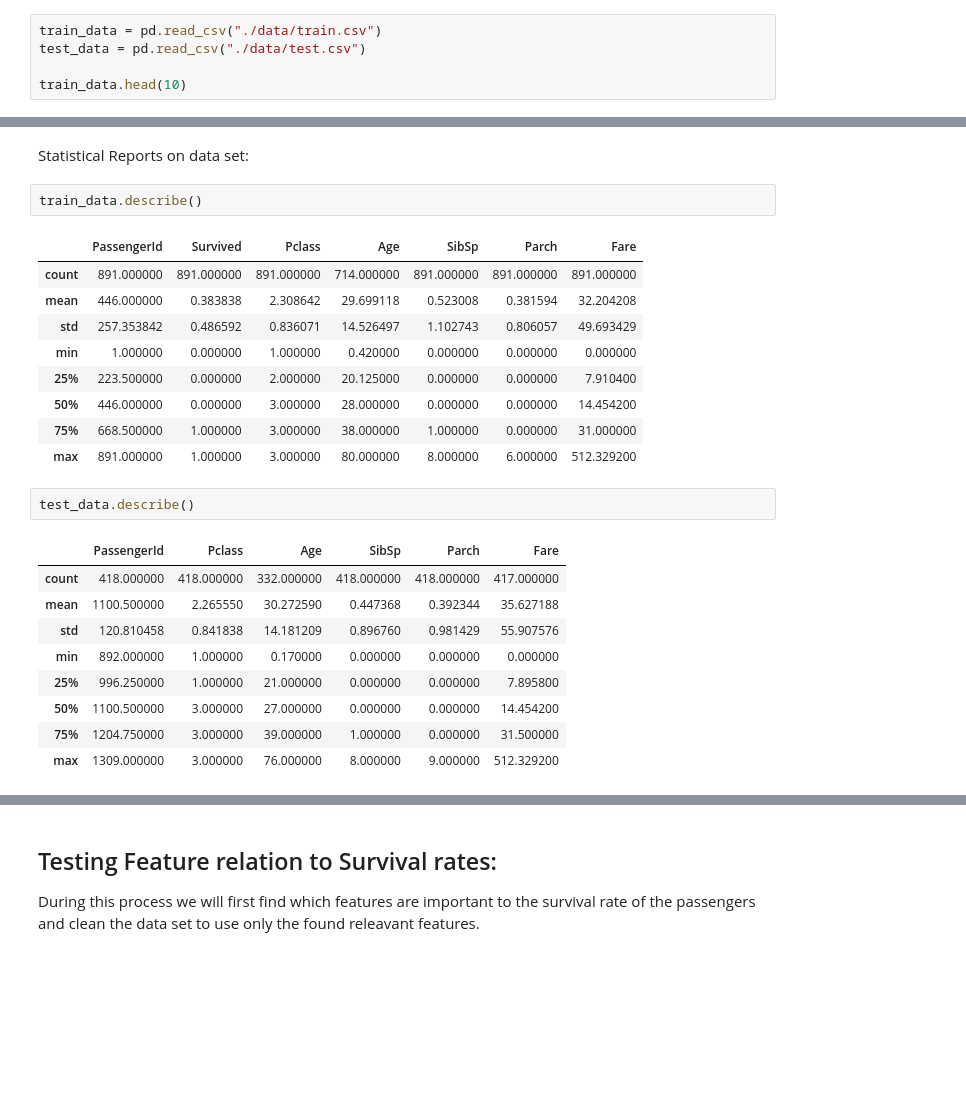
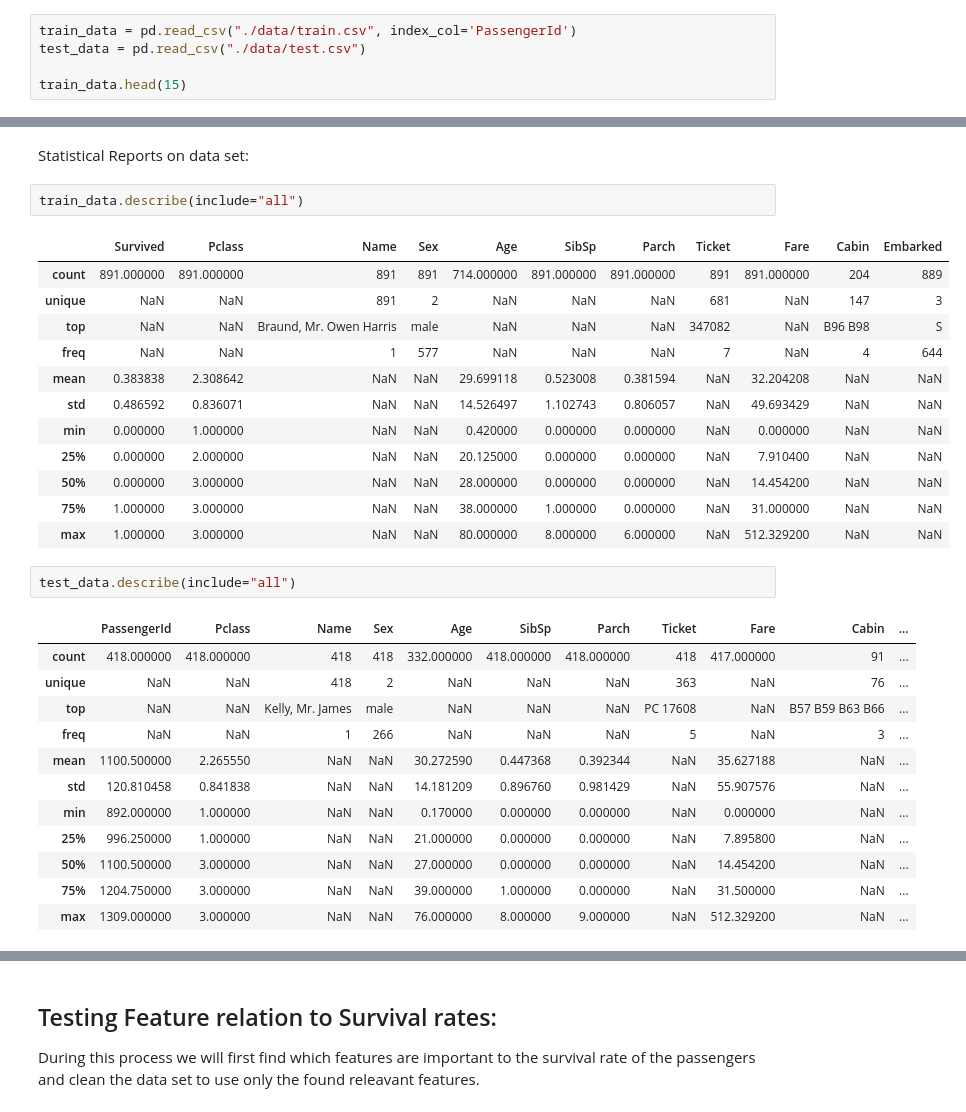
Before and after one commit to Rigpea/titanic-classifier, a Jupyter notebook: rigpea.ipynb, the cells around one changed output, grey strips where cells are left out. Drawn from its saved outputs; the diff is of its cells as text; blank space fills up the shorter version.

```diff
--- a/rigpea.ipynb
+++ b/rigpea.ipynb
@@ -15,8 +15,8 @@ from scipy.stats import chi2_contingency
 # %% [markdown]
 ## Data Collection and Data Analysis
 # %%
-train_data = pd.read_csv("./data/train.csv")
+train_data = pd.read_csv("./data/train.csv", index_col='PassengerId')
 test_data = pd.read_csv("./data/test.csv")
 
-train_data.head(10)
+train_data.head(15)
 # %% [output]
@@ -48,27 +61,33 @@ test_data.head(10)
 # %% [markdown]
 Statistical Reports on data set:
 # %%
-train_data.describe()
+train_data.describe(include="all")
 # %% [output]
-|  | PassengerId | Survived | Pclass | Age | SibSp | Parch | Fare |
-| count | 891.000000 | 891.000000 | 891.000000 | 714.000000 | 891.000000 | 891.000000 | 891.000000 |
-| mean | 446.000000 | 0.383838 | 2.308642 | 29.699118 | 0.523008 | 0.381594 | 32.204208 |
-| std | 257.353842 | 0.486592 | 0.836071 | 14.526497 | 1.102743 | 0.806057 | 49.693429 |
-| min | 1.000000 | 0.000000 | 1.000000 | 0.420000 | 0.000000 | 0.000000 | 0.000000 |
-| 25% | 223.500000 | 0.000000 | 2.000000 | 20.125000 | 0.000000 | 0.000000 | 7.910400 |
-| 50% | 446.000000 | 0.000000 | 3.000000 | 28.000000 | 0.000000 | 0.000000 | 14.454200 |
-| 75% | 668.500000 | 1.000000 | 3.000000 | 38.000000 | 1.000000 | 0.000000 | 31.000000 |
-| max | 891.000000 | 1.000000 | 3.000000 | 80.000000 | 8.000000 | 6.000000 | 512.329200 |
+|  | Survived | Pclass | Name | Sex | Age | SibSp | Parch | Ticket | Fare | Cabin | Embarked |
+| count | 891.000000 | 891.000000 | 891 | 891 | 714.000000 | 891.000000 | 891.000000 | 891 | 891.000000 | 204 | 889 |
+| unique | NaN | NaN | 891 | 2 | NaN | NaN | NaN | 681 | NaN | 147 | 3 |
+| top | NaN | NaN | Braund, Mr. Owen Harris | male | NaN | NaN | NaN | 347082 | NaN | B96 B98 | S |
+| freq | NaN | NaN | 1 | 577 | NaN | NaN | NaN | 7 | NaN | 4 | 644 |
+| mean | 0.383838 | 2.308642 | NaN | NaN | 29.699118 | 0.523008 | 0.381594 | NaN | 32.204208 | NaN | NaN |
+| std | 0.486592 | 0.836071 | NaN | NaN | 14.526497 | 1.102743 | 0.806057 | NaN | 49.693429 | NaN | NaN |
+| min | 0.000000 | 1.000000 | NaN | NaN | 0.420000 | 0.000000 | 0.000000 | NaN | 0.000000 | NaN | NaN |
+| 25% | 0.000000 | 2.000000 | NaN | NaN | 20.125000 | 0.000000 | 0.000000 | NaN | 7.910400 | NaN | NaN |
+| 50% | 0.000000 | 3.000000 | NaN | NaN | 28.000000 | 0.000000 | 0.000000 | NaN | 14.454200 | NaN | NaN |
+| 75% | 1.000000 | 3.000000 | NaN | NaN | 38.000000 | 1.000000 | 0.000000 | NaN | 31.000000 | NaN | NaN |
+| max | 1.000000 | 3.000000 | NaN | NaN | 80.000000 | 8.000000 | 6.000000 | NaN | 512.329200 | NaN | NaN |
 # %%
-test_data.describe()
+test_data.describe(include="all")
 # %% [output]
-|  | PassengerId | Pclass | Age | SibSp | Parch | Fare |
-| count | 418.000000 | 418.000000 | 332.000000 | 418.000000 | 418.000000 | 417.000000 |
-| mean | 1100.500000 | 2.265550 | 30.272590 | 0.447368 | 0.392344 | 35.627188 |
-| std | 120.810458 | 0.841838 | 14.181209 | 0.896760 | 0.981429 | 55.907576 |
-| min | 892.000000 | 1.000000 | 0.170000 | 0.000000 | 0.000000 | 0.000000 |
-| 25% | 996.250000 | 1.000000 | 21.000000 | 0.000000 | 0.000000 | 7.895800 |
-| 50% | 1100.500000 | 3.000000 | 27.000000 | 0.000000 | 0.000000 | 14.454200 |
-| 75% | 1204.750000 | 3.000000 | 39.000000 | 1.000000 | 0.000000 | 31.500000 |
-| max | 1309.000000 | 3.000000 | 76.000000 | 8.000000 | 9.000000 | 512.329200 |
+|  | PassengerId | Pclass | Name | Sex | Age | SibSp | Parch | Ticket | Fare | Cabin | ... |
+| count | 418.000000 | 418.000000 | 418 | 418 | 332.000000 | 418.000000 | 418.000000 | 418 | 417.000000 | 91 | ... |
+| unique | NaN | NaN | 418 | 2 | NaN | NaN | NaN | 363 | NaN | 76 | ... |
+| top | NaN | NaN | Kelly, Mr. James | male | NaN | NaN | NaN | PC 17608 | NaN | B57 B59 B63 B66 | ... |
+| freq | NaN | NaN | 1 | 266 | NaN | NaN | NaN | 5 | NaN | 3 | ... |
+| mean | 1100.500000 | 2.265550 | NaN | NaN | 30.272590 | 0.447368 | 0.392344 | NaN | 35.627188 | NaN | ... |
+| std | 120.810458 | 0.841838 | NaN | NaN | 14.181209 | 0.896760 | 0.981429 | NaN | 55.907576 | NaN | ... |
+| min | 892.000000 | 1.000000 | NaN | NaN | 0.170000 | 0.000000 | 0.000000 | NaN | 0.000000 | NaN | ... |
+| 25% | 996.250000 | 1.000000 | NaN | NaN | 21.000000 | 0.000000 | 0.000000 | NaN | 7.895800 | NaN | ... |
+| 50% | 1100.500000 | 3.000000 | NaN | NaN | 27.000000 | 0.000000 | 0.000000 | NaN | 14.454200 | NaN | ... |
+| 75% | 1204.750000 | 3.000000 | NaN | NaN | 39.000000 | 1.000000 | 0.000000 | NaN | 31.500000 | NaN | ... |
+| max | 1309.000000 | 3.000000 | NaN | NaN | 76.000000 | 8.000000 | 9.000000 | NaN | 512.329200 | NaN | ... |
 # %% [markdown]
```
Also changed, not shown: parts of 15 cells of this notebook.
